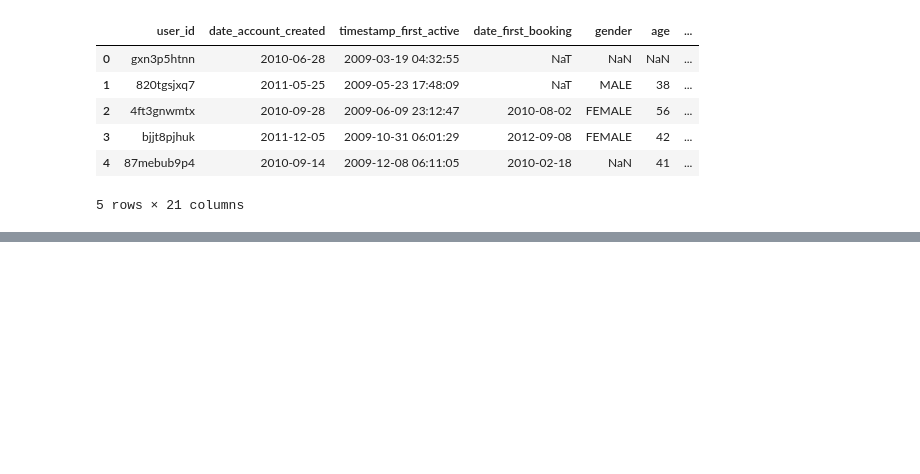
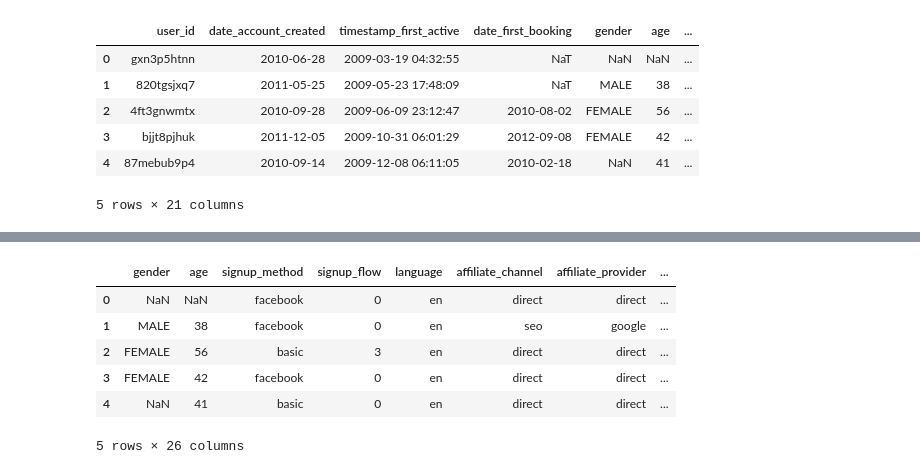
Before and after one commit to mirunapopa/DS-Intensive, a Jupyter notebook: project.ipynb, the cells around one changed output, grey strips where cells are left out. Cells and saved outputs as stored; diff of their text form; code cells hidden in the pictures; blank space fills up the shorter version.

```diff
--- a/project.ipynb
+++ b/project.ipynb
@@ -42,8 +42,3 @@ df.head()
 | 3 | bjjt8pjhuk | 2011-12-05 | 2009-10-31 06:01:29 | 2012-09-08 | FEMALE | 42 | ... |
 | 4 | 87mebub9p4 | 2010-09-14 | 2009-12-08 06:11:05 | 2010-02-18 | NaN | 41 | ... |
 5 rows × 21 columns
-# %%
-labels = train_users['country_destination'].values
-df = df.drop('country_destination',axis = 1)
-
-df.head()
@@ -57,6 +45,5 @@ df.head()
 # %%
 from sklearn import tree
-# %%
-clf = tree.DecisionTreeClassifier()
-clf.fit(df, labels)
-clf.score(df, labels)
+# %%
+df_2 = df.drop('user_id', axis = 1)
+df_2.head()
@@ -62,0 +57,23 @@ clf.score(df, labels)
+# %%
+df_2['dac_year'] = df_2.date_account_created.dt.year
+df_2['dac_month'] = df_2.date_account_created.dt.month
+df_2['dac_day'] = df_2.date_account_created.dt.day
+
+df_2['tfa_year'] = df_2.timestamp_first_active.dt.year
+df_2['tfa_month'] = df_2.timestamp_first_active.dt.month
+df_2['tfa_day'] = df_2.timestamp_first_active.dt.day
+
+df_2['dfb_year'] = df_2.date_first_booking.dt.year
+df_2['dfb_month'] = df_2.date_first_booking.dt.month
+df_2['dfb_day'] = df_2.date_first_booking.dt.day
+
+df_2 = df_2.drop(['date_account_created','timestamp_first_active','date_first_booking'],axis = 1)
+df_2.head()
+# %% [output]
+|  | gender | age | signup_method | signup_flow | language | affiliate_channel | affiliate_provider | ... |
+| 0 | NaN | NaN | facebook | 0 | en | direct | direct | ... |
+| 1 | MALE | 38 | facebook | 0 | en | seo | google | ... |
+| 2 | FEMALE | 56 | basic | 3 | en | direct | direct | ... |
+| 3 | FEMALE | 42 | facebook | 0 | en | direct | direct | ... |
+| 4 | NaN | 41 | basic | 0 | en | direct | direct | ... |
+5 rows × 26 columns
```
Also changed, not shown: parts of 7 cells of this notebook.
